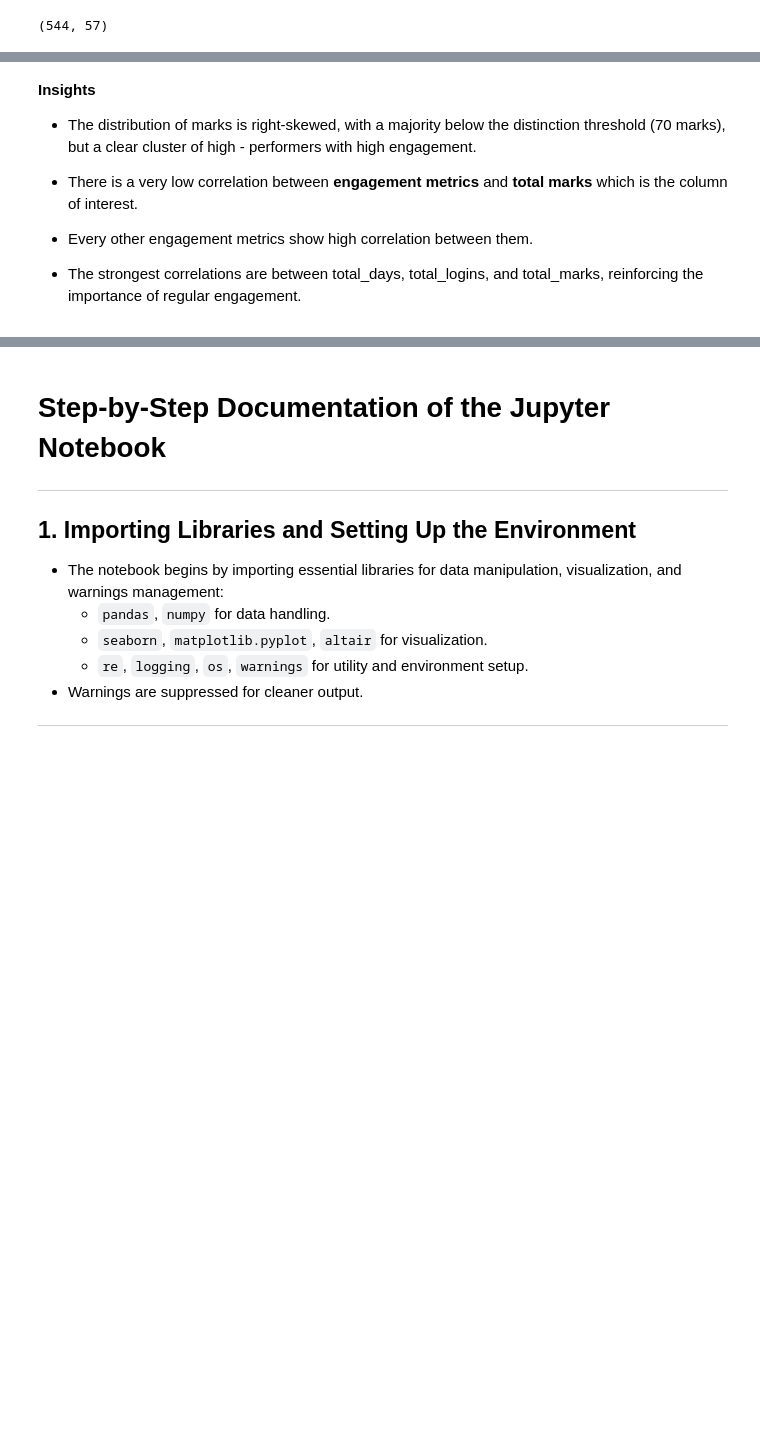
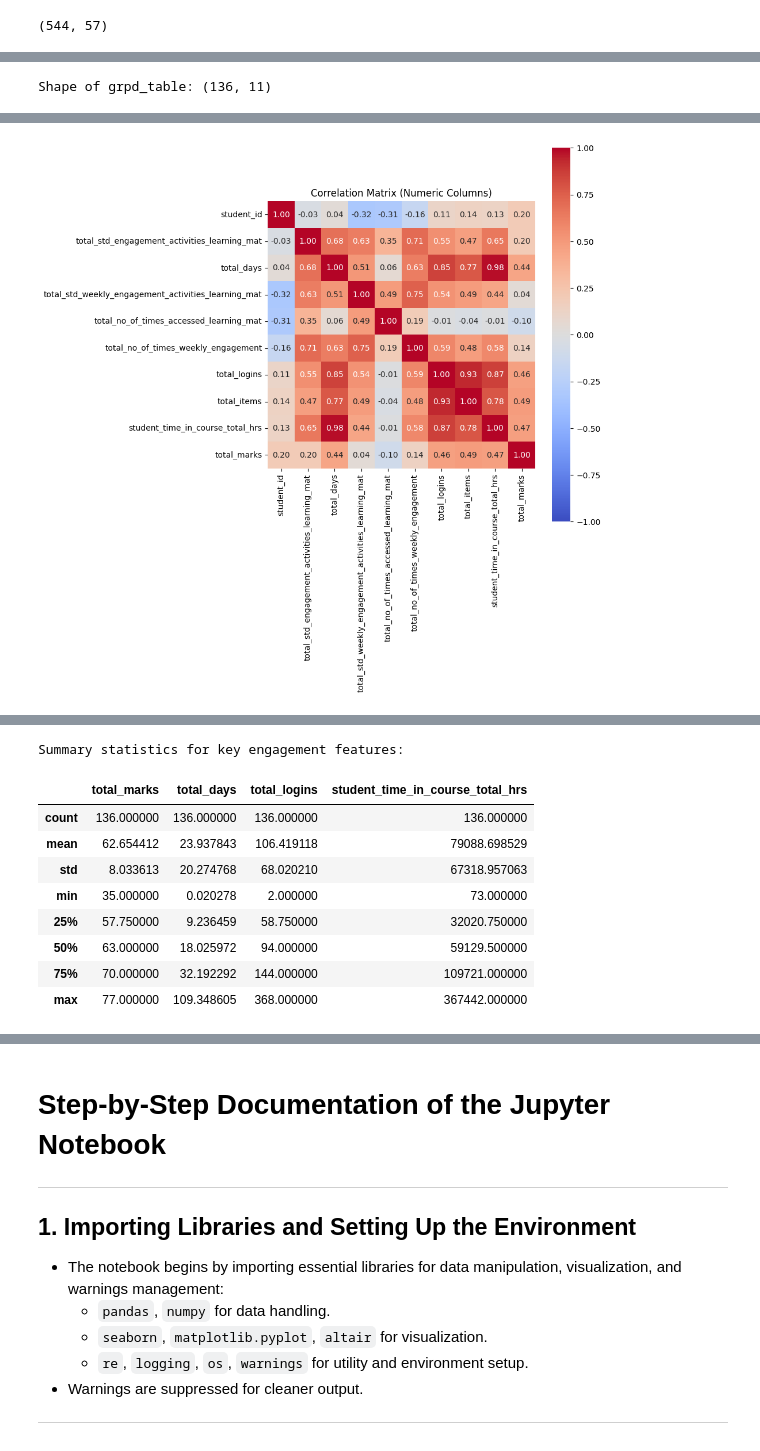
Before and after one commit to tjgusshy/UWE_Brsitol_IGP_Project, a Jupyter notebook: python_folder/eda - Copy.ipynb, the cells around one changed output, grey strips where cells are left out. Saved outputs shown, nothing was run; the diff lists cells and outputs as text; code cells hidden in the pictures; blank space fills up the shorter version.

```diff
--- a/python_folder/eda - Copy.ipynb
+++ b/python_folder/eda - Copy.ipynb
@@ -1254,7 +878,6 @@ cols_to_float = [
 'std_act_week8',
 'std_act_week9',
 'std_act_week10',
-'std_act_week_11_feedback',
 'no_of_times_accessed_assignments',
 'no_of_times_accessed_learning_materials',
 'no_of_times_accessed_module_information_handbook',
@@ -1268,8 +891,7 @@ cols_to_float = [
 'no_of_times_week7',
 'no_of_times_week8',
 'no_of_times_week9',
-'no_of_times_week10',
-'no_of_times_week11_feedback']
+'no_of_times_week10']
 
 for col in cols_to_float:
     merged_df[col] = pd.to_numeric(merged_df[col], errors='coerce').astype(float)
@@ -1481,10 +1018,49 @@ NameError: name 'plt' is not defined
-# %% [markdown]
-**Insights**
-
-- The distribution of marks is right-skewed, with a majority below the distinction threshold (70 marks), but a clear cluster of high - performers with high engagement.
-
-- There is a very low correlation between  **engagement metrics** and **total marks** which is the column of interest.
-
-- Every other engagement metrics show high correlation between them.
-
-- The strongest correlations are between total_days, total_logins, and total_marks, reinforcing the importance of regular engagement.
+# %%
+import pandas as pd
+import numpy as np
+
+# 1. Overview of grpd_table
+print("Shape of grpd_table:", grpd_table.shape)
+display(grpd_table.head())
+
+# Correlation Matrix Plot (Numeric Columns) using seaborn/matplotlib
+numeric_cols = grpd_table.select_dtypes(include=['float64', 'int64']).columns
+corr = grpd_table[numeric_cols].corr()
+
+matplot.figure(figsize=(10, 10))
+sns.heatmap(corr, annot=True, fmt=".2f", cmap="coolwarm", vmin=-1, vmax=1, square=True)
+matplot.title('Correlation Matrix (Numeric Columns)')
+matplot.tight_layout()
+matplot.show()
+
+# 4. Distribution of Total Marks
+if 'total_marks' in grpd_table.columns:
+    grpd_table['score_group'] = grpd_table['total_marks'].apply(lambda x: '>= 70' if x >= 70 else '< 70')
+    alt.Chart(grpd_table).mark_bar().encode(
+        x=alt.X('total_marks:Q', bin=alt.Bin(maxbins=20), title='Total Marks'),
+        y=alt.Y('count()', title='Number of Students'),
+        color=alt.Color('score_group:N', scale=alt.Scale(domain=['< 70', '>= 70'], range=['orange', 'seagreen']), title='Score Group')
+    ).properties(
+        title='Distribution of Total Marks by Score Group',
+        width=500,
+        height=300
+    ).display()
+
+# 5. Engagement vs. Performance
+if 'total_days' in grpd_table.columns:
+    alt.Chart(grpd_table).mark_circle(size=60).encode(
+        x=alt.X('total_days:Q', title='Total Days Engaged'),
+        y=alt.Y('total_marks:Q', title='Total Marks'),
+        color=alt.Color('score_group:N', scale=alt.Scale(domain=['< 70', '>= 70'], range=['orange', 'seagreen']), title='Score Group'),
+        tooltip=['student_id', 'total_marks', 'total_days']
+    ).properties(
+        title='Total Days Engaged vs. Total Marks',
+        width=500,
+        height=300
+    ).interactive().display()
+
+# 6. Summary statistics for key features
+print("\nSummary statistics for key engagement features:")
+display(grpd_table[['total_marks', 'total_days', 'total_logins', 'student_time_in_course_total_hrs']].describe())
+# %% [output]
+Shape of grpd_table: (136, 11)
@@ -1490,0 +1073 @@ NameError: name 'plt' is not defined
+[figure, added]
@@ -1490,0 +1076,10 @@ NameError: name 'plt' is not defined
+Summary statistics for key engagement features:
+|  | total_marks | total_days | total_logins | student_time_in_course_total_hrs |
+| count | 136.000000 | 136.000000 | 136.000000 | 136.000000 |
+| mean | 62.654412 | 23.937843 | 106.419118 | 79088.698529 |
+| std | 8.033613 | 20.274768 | 68.020210 | 67318.957063 |
+| min | 35.000000 | 0.020278 | 2.000000 | 73.000000 |
+| 25% | 57.750000 | 9.236459 | 58.750000 | 32020.750000 |
+| 50% | 63.000000 | 18.025972 | 94.000000 | 59129.500000 |
+| 75% | 70.000000 | 32.192292 | 144.000000 | 109721.000000 |
+| max | 77.000000 | 109.348605 | 368.000000 | 367442.000000 |
```
Also changed, not shown: parts of 63 cells of this notebook, 8 other files.
